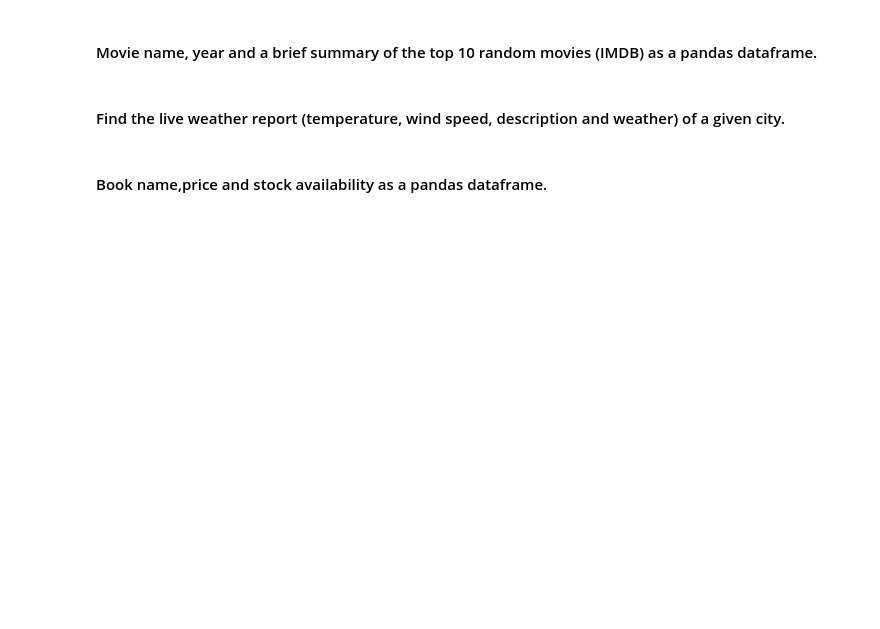
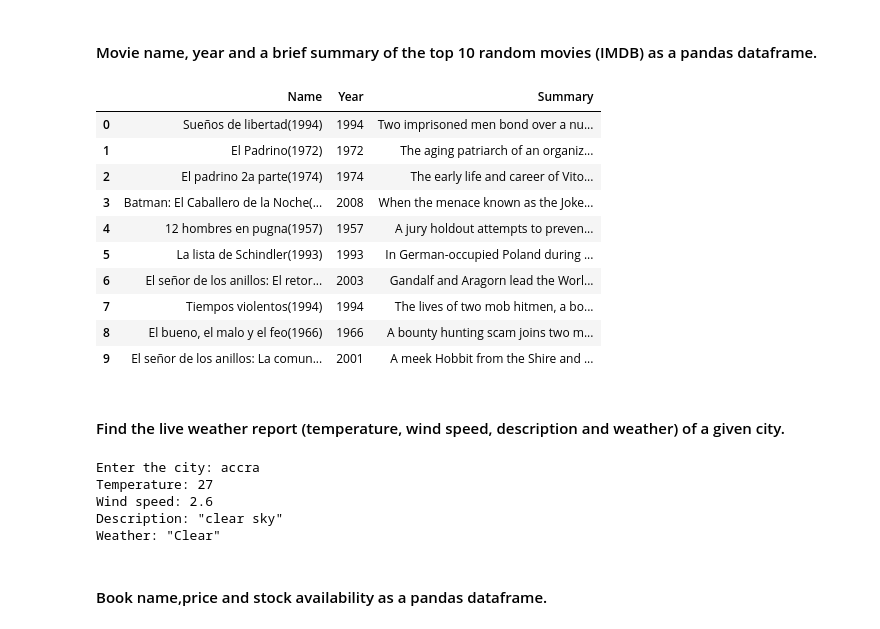
Before and after one commit to ta-data-mexpt/lab-web-scrapping, a Jupyter notebook: your-code/main.ipynb, the cells around one changed output. Drawn from its saved outputs; the diff is of its cells as text; code cells hidden in the pictures; blank space fills up the shorter version.

```diff
--- a/your-code/main.ipynb
+++ b/your-code/main.ipynb
@@ -109,3 +109,6 @@ Your output should look like below:
 devs=tdev_soup.find_all('h1',{'class':'h3 lh-condensed'})
 #First we get name and then we add username
 developers=[(dev.a.text.replace('\n','').strip())+(' ('+dev.a['href'].strip('/')+')') for dev in devs]
+# %%
+a=['1','2','3']
+b=['2','3','5']
@@ -481,0 +530,11 @@ url = 'https://www.imdb.com/chart/top'
+# %%
+# This is the url you will scrape in this exercise
+url = 'https://www.imdb.com/chart/top'
+html=requests.get(url).content
+imdb_soup=BeautifulSoup(html)
+titles=[x.a.text for x in imdb_soup.select('.titleColumn')]
+links=['https://www.imdb.com/'+x.a['href'] for x in imdb_soup.select('.titleColumn')]
+releases=[x.span.text.strip('[()]') for x in imdb_soup.select('.titleColumn')]
+directors=[re.findall('(.*) \(dir.\)',x.a['title'])[0] for x in imdb_soup.select('.titleColumn')]
+ratings=[x.text.strip('\n') for x in imdb_soup.find_all('td',{'class':'ratingColumn imdbRating'})]
+imdb_df=pd.DataFrame(list(zip(titles,releases,directors,ratings)),columns=['Movie','Release','Director','Stars'])
@@ -482,5 +550,2 @@ url = 'https://www.imdb.com/chart/top'
 # %% [markdown]
 #### Movie name, year and a brief summary of the top 10 random movies (IMDB) as a pandas dataframe.
-# %%
-#This is the url you will scrape in this exercise
-url = 'http://www.imdb.com/chart/top'
@@ -489,6 +552,48 @@ url = 'http://www.imdb.com/chart/top'
+# %%
+#This is the url you will scrape in this exercise
+mov_titles=[]
+mov_releases=[]
+mov_summaries=[]
+for url in links[:10]:
+    html=requests.get(url).content
+    movie_soup=BeautifulSoup(html)
+    mov_titles.append(re.sub('\xa0','',movie_soup.select('div.title_wrapper')[0].h1.text))
+    mov_releases.append(movie_soup.select('#titleYear')[0].a.text.strip('[()]'))
+    mov_summaries.append(re.sub('\n','',movie_soup.select('.summary_text')[0].text).strip())
+top_df=pd.DataFrame(list(zip(mov_titles,mov_releases,mov_summaries)),columns=['Name','Year','Summary'])
+# %%
+top_df
+# %% [output]
+|  | Name | Year | Summary |
+| 0 | Sueños de libertad(1994) | 1994 | Two imprisoned men bond over a nu... |
+| 1 | El Padrino(1972) | 1972 | The aging patriarch of an organiz... |
+| 2 | El padrino 2a parte(1974) | 1974 | The early life and career of Vito... |
+| 3 | Batman: El Caballero de la Noche(... | 2008 | When the menace known as the Joke... |
+| 4 | 12 hombres en pugna(1957) | 1957 | A jury holdout attempts to preven... |
+| 5 | La lista de Schindler(1993) | 1993 | In German-occupied Poland during ... |
+| 6 | El señor de los anillos: El retor... | 2003 | Gandalf and Aragorn lead the Worl... |
+| 7 | Tiempos violentos(1994) | 1994 | The lives of two mob hitmen, a bo... |
+| 8 | El bueno, el malo y el feo(1966) | 1966 | A bounty hunting scam joins two m... |
+| 9 | El señor de los anillos: La comun... | 2001 | A meek Hobbit from the Shire and ... |
 # %% [markdown]
 #### Find the live weather report (temperature, wind speed, description and weather) of a given city.
 # %%
 #https://openweathermap.org/current
 city = city=input('Enter the city:')
 url = 'http://api.openweathermap.org/data/2.5/weather?'+'q='+city+'&APPID=b35975e18dc93725acb092f7272cc6b8&units=metric'
+html=requests.get(url).content
+weather_soup=BeautifulSoup(html)
+temp=re.findall('"temp":([^,]*),',weather_soup.text)
+wind_speed=re.findall('"wind":{"speed":([^,]*),',weather_soup.text)
+desc=re.findall('"description":("[^"]*"),',weather_soup.text)
+weather=re.findall('"main":("[^,]*),',weather_soup.text)
+try:
+    print('Temperature: {}\nWind speed: {}\nDescription: {}\nWeather: {}'.format(temp[0],wind_speed[0],desc[0],weather[0]))
+except:
+    print('City not found')
+# %% [output]
+Enter the city: accra
+Temperature: 27
+Wind speed: 2.6
+Description: "clear sky"
+Weather: "Clear"
```
Also changed, not shown: parts of 34 cells of this notebook.
